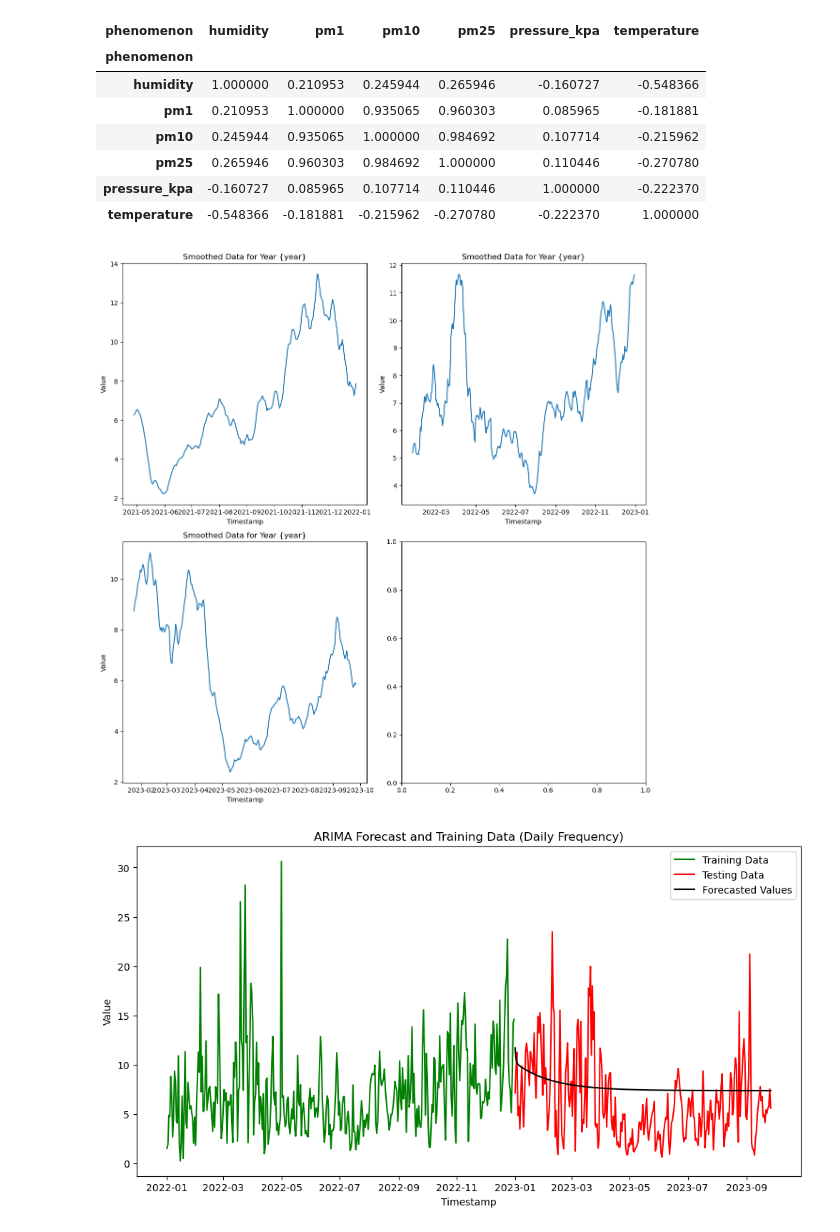
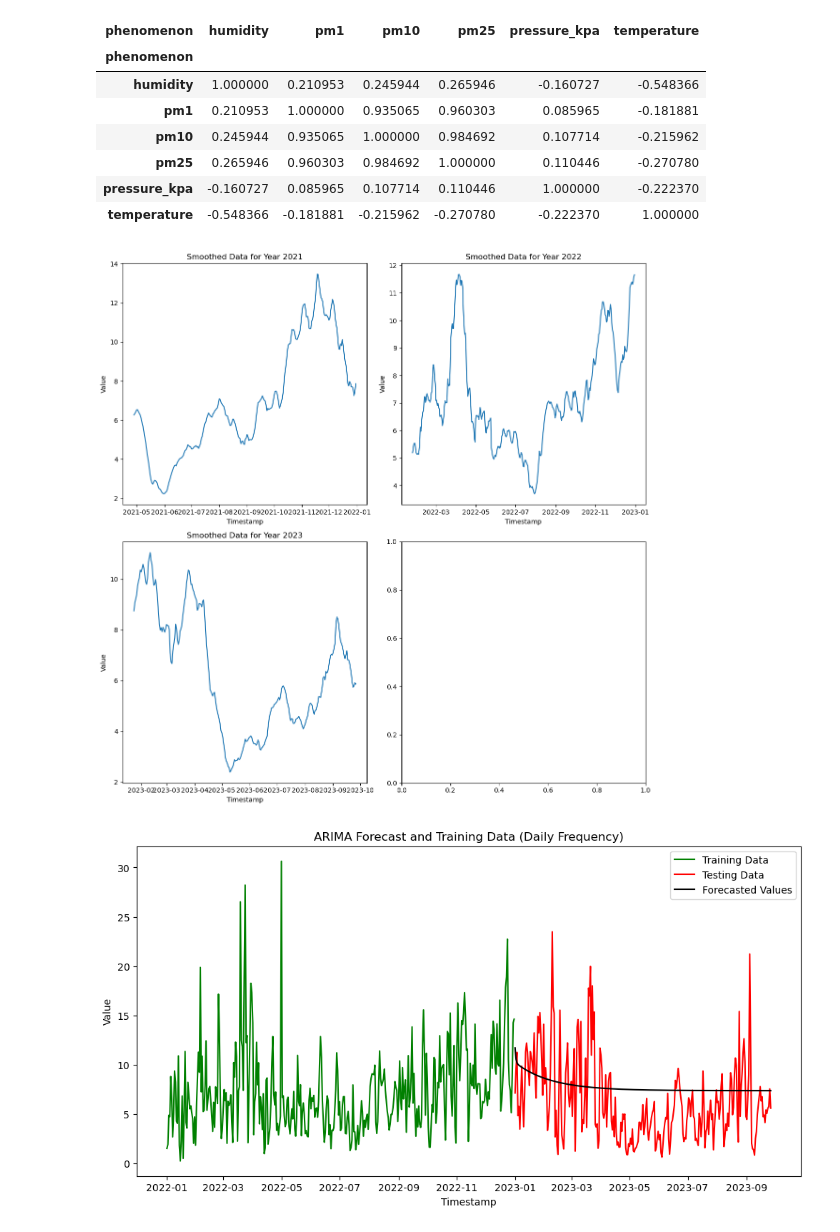
Before and after one commit to avept/MathModeling, a Jupyter notebook: LinearRegression.ipynb, the cells around one changed output. Saved outputs shown, nothing was run; the diff lists cells and outputs as text; code cells hidden in the pictures.

```diff
--- a/LinearRegression.ipynb
+++ b/LinearRegression.ipynb
@@ -104,7 +104,7 @@ for i, phenomenon_category in enumerate(phenomenons):
     ax.plot(subset_df['month'], subset_df['value'], marker='o', color=colors[i % len(colors)])
     ax.set_xlabel('Month')
     ax.set_ylabel('Average values')
-    ax.set_title('Average values per Month -  {phenomenon_category}')
+    ax.set_title(f'Average values per Month -  {phenomenon_category}')
     ax.set_xticks(range(1, 13))
     ax.set_facecolor("grey")
 
@@ -178,28 +178,28 @@ monthly_data = monthly_data.interpolate(method='linear')
 # %%
 window_size = 24
 
 years = [2021, 2022, 2023]
 num_years = len(years)
 num_rows = (num_years + 1) // 2
 fig, axs = plt.subplots(num_rows, 2, figsize=(12, 6 * num_rows))
 
 for i, year in enumerate(years):
     row = i // 2
     col = i % 2
 
     year_data = daily_data[str(year)]
 
     smoothed_data = year_data.rolling(window=window_size).mean()
 
     axs[row, col].plot(smoothed_data.index, smoothed_data.values)
-    axs[row, col].set_title('Smoothed Data for Year {year}')
+    axs[row, col].set_title(f'Smoothed Data for Year {year}')
     axs[row, col].set_xlabel('Timestamp')
     axs[row, col].set_ylabel('Value')
 
 plt.tight_layout()
 plt.show()
 # %% [output]
-[figure, old version]
+[figure, new version]
 # %%
 # train/test data
 
```
Also changed, not shown: parts of 2 cells of this notebook.
